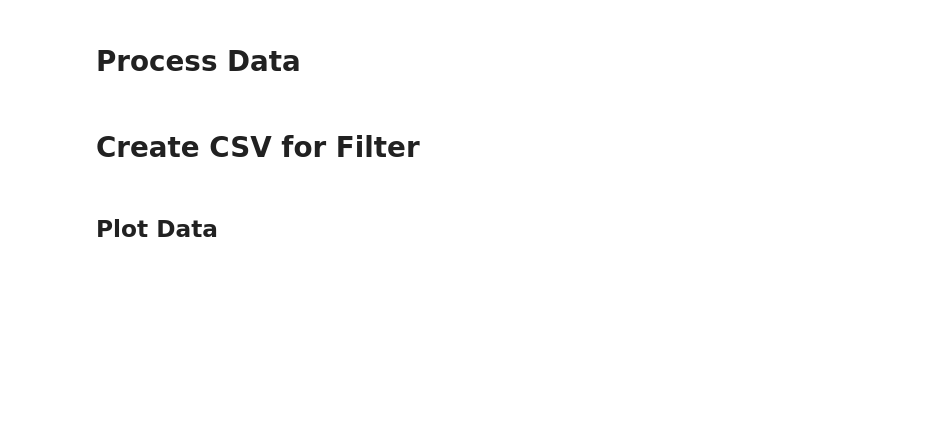
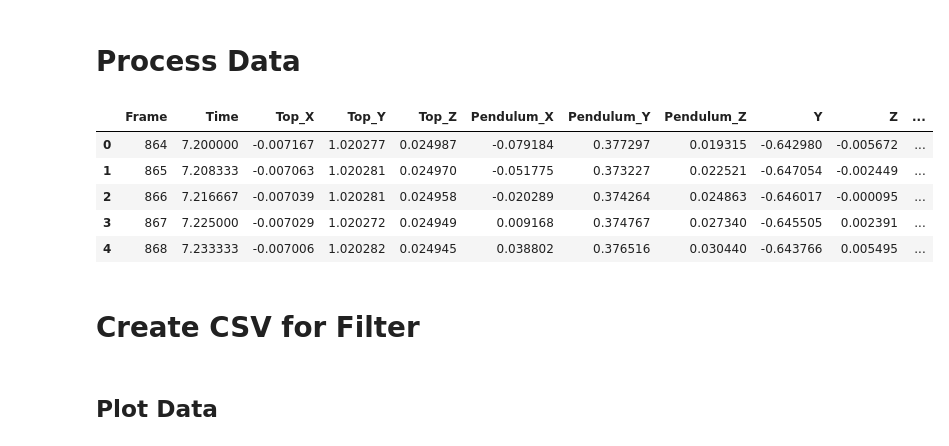
Before and after one commit to MoritzPoritz/SphericalPendulumKalmanFilter, a Jupyter notebook: Notebooks/PlotOptitrackData.ipynb, the cells around one changed output. Saved outputs shown, nothing was run; the diff lists cells and outputs as text; code cells hidden in the pictures; blank space fills up the shorter version.

```diff
--- a/Notebooks/PlotOptitrackData.ipynb
+++ b/Notebooks/PlotOptitrackData.ipynb
@@ -31,3 +46,12 @@ df.shape
+# %%
+df.head()
+# %% [output]
+|  | Frame | Time | Top_X | Top_Y | Top_Z | Pendulum_X | Pendulum_Y | Pendulum_Z | Y | Z | ... |
+| 0 | 864 | 7.200000 | -0.007167 | 1.020277 | 0.024987 | -0.079184 | 0.377297 | 0.019315 | -0.642980 | -0.005672 | ... |
+| 1 | 865 | 7.208333 | -0.007063 | 1.020281 | 0.024970 | -0.051775 | 0.373227 | 0.022521 | -0.647054 | -0.002449 | ... |
+| 2 | 866 | 7.216667 | -0.007039 | 1.020281 | 0.024958 | -0.020289 | 0.374264 | 0.024863 | -0.646017 | -0.000095 | ... |
+| 3 | 867 | 7.225000 | -0.007029 | 1.020272 | 0.024949 | 0.009168 | 0.374767 | 0.027340 | -0.645505 | 0.002391 | ... |
+| 4 | 868 | 7.233333 | -0.007006 | 1.020282 | 0.024945 | 0.038802 | 0.376516 | 0.030440 | -0.643766 | 0.005495 | ... |
 # %% [markdown]
 # Create CSV for Filter
 # %%
```
Also changed, not shown: parts of 14 cells of this notebook, 7 other files.
